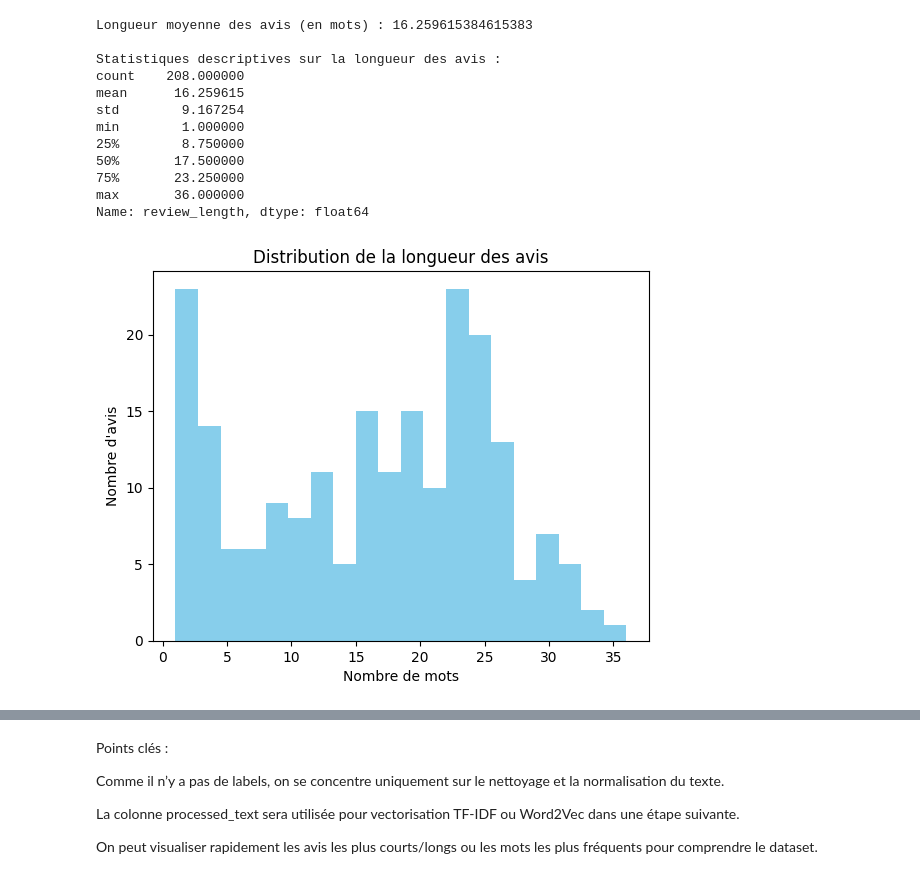
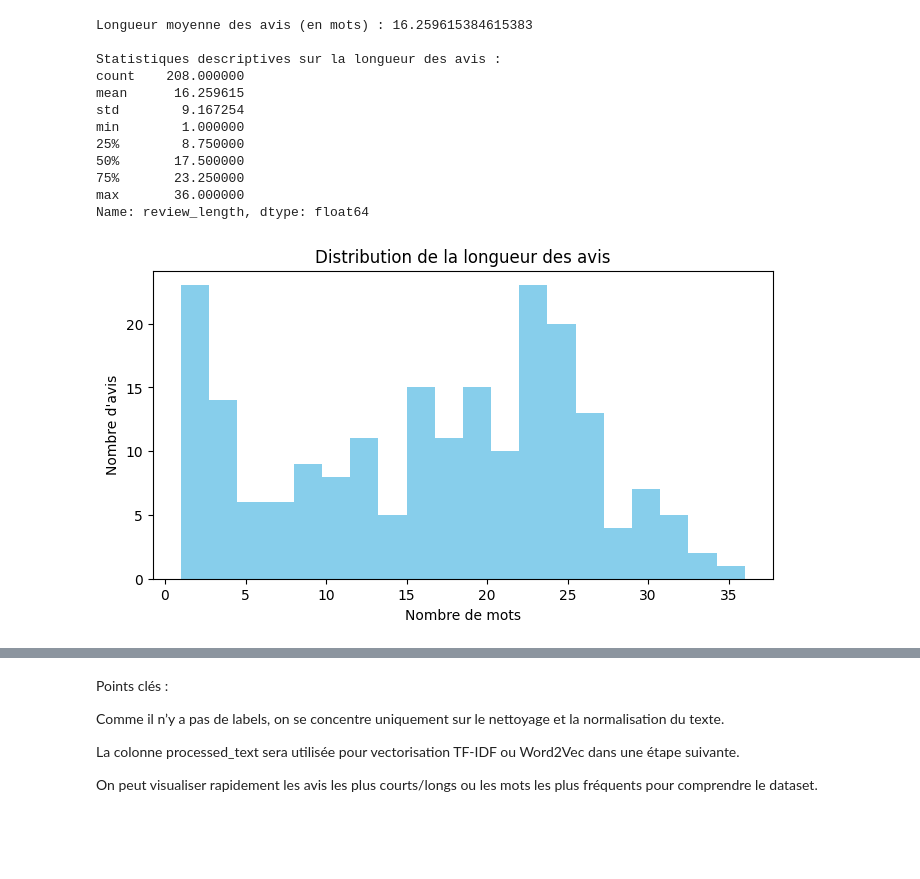
Before and after one commit to BenAmorHanine/ML--Customers_Review_Analysis, a Jupyter notebook: 03_Data_prep.ipynb, the cells around one changed output, grey strips where cells are left out. Drawn from its saved outputs; the diff is of its cells as text; code cells hidden in the pictures; blank space fills up the shorter version.

```diff
--- a/03_Data_prep.ipynb
+++ b/03_Data_prep.ipynb
@@ -114,11 +122,12 @@ max       36.000000
 Name: review_length, dtype: float64
 # %%
 # distribution des longueurs
+plt.figure(figsize=(8,4))
 plt.hist(df['review_length'], bins=20, color='skyblue')
 plt.title('Distribution de la longueur des avis')
 plt.xlabel('Nombre de mots')
 plt.ylabel('Nombre d\'avis')
 plt.show()
 # %% [output]
-[figure, old version]
+[figure, new version]
 # %%
```
Also changed, not shown: parts of 9 cells of this notebook, 2 other files.
